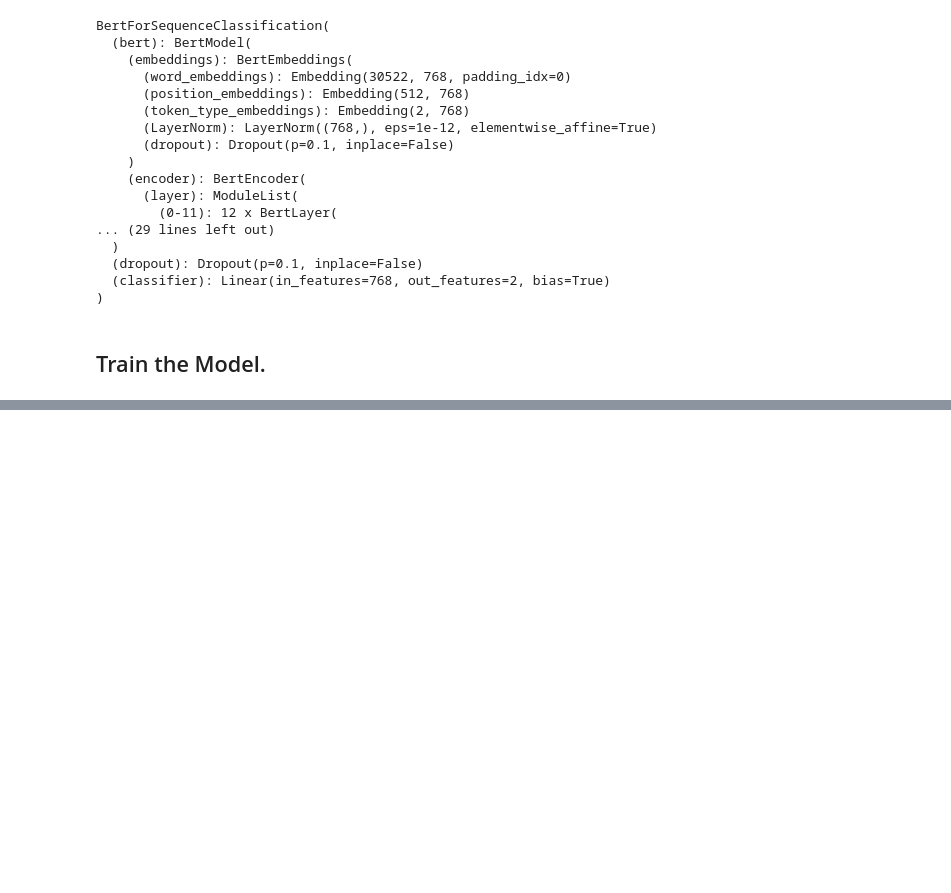
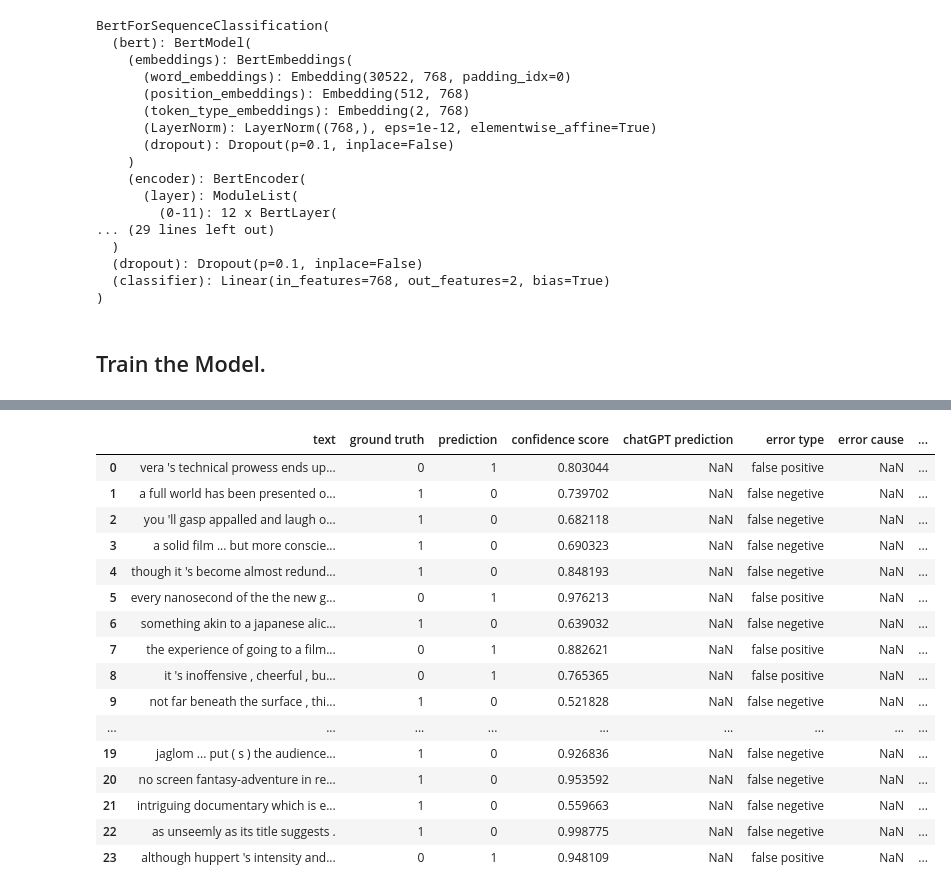
Before and after one commit to mohitydv09/nlp, a Jupyter notebook: hw2.ipynb, the cells around one changed output, grey strips where cells are left out. Saved outputs shown, nothing was run; the diff lists cells and outputs as text; code cells hidden in the pictures; blank space fills up the shorter version.

Commit message:
code for extracting incorrect items added

```diff
--- a/hw2.ipynb
+++ b/hw2.ipynb
@@ -122,9 +121,7 @@ class CustomTrainer(Trainer):
                     train_accuracy = (model_outputs['logits'].argmax(1) == labels).sum().item()
                     train_acc_per_epoch += train_accuracy
 
-                    wandb.log({"Step Training Loss":loss.item(),
-                                "Step Training Accuracy":train_acc_per_epoch,
-                                "Step":step})
+                    wandb.log({"Step Training Loss":loss.item()})
 
             ## Change the learning rate.
             self.scheduler.step()
@@ -175,16 +172,16 @@ os.environ['WANDB_NOTEBOOK_NAME'] = 'hw2.ipynb'
 
 ## WandB setup to get plots and metrics.
 config = dict(
-    epochs = 5,
+    epochs = 3,
     classes = 2,
-    batch_size = 64,
+    batch_size = 128,
     learning_rate = 2e-5,
     dataset = 'sst2',
     architecture = 'bert'
 )
 
 ## Setting up Training Pipeline inside WandB.
-with wandb.init(project='NPL HW2', name='First Run', config=config):
+with wandb.init(project='NPL HW2', name='Full Data Training', config=config):
 
     ## Define Training Arguments.
     training_args = TrainingArguments(
@@ -228,0 +230,53 @@ View run at https://wandb.ai/mohitydv09-university-of-minnesota5275/NPL%20HW2/ru
+# %%
+## Get Test accuracy and wrong items
+import pandas as pd
+from torch.utils.data import DataLoader
+
+incorrect_pred_df = pd.DataFrame(columns=['text', 'ground truth', 'prediction','confidence score',
+                                          'chatGPT prediction', 'error type','error cause','potential solution'])
+# ['idx', 'sentence', 'label', 'input_ids', 'token_type_ids', 'attention_mask']
+
+## Validation set is used here as the test data in the dataset doesn't have labels so we won't be able to calculate accuracy by code.
+test_dataset = dataset['validation'].remove_columns(['sentence','token_type_ids' ])
+test_dataloader = DataLoader(test_dataset, batch_size=32, shuffle=True, collate_fn=data_collator)
+
+model.eval()
+with torch.no_grad():
+    for batch in test_dataloader:
+        batch = batch.to(device)
+
+        predictions = model(input_ids=batch['input_ids'], attention_mask=batch['attention_mask'])
+
+        # print(len(predictions['logits']))
+        for prediction, label, idx in zip(predictions['logits'],batch['labels'], batch['idx']):
+            if(prediction.argmax() != label):
+                new_row = {'text':dataset['validation']['sentence'][idx],
+                           'ground truth':label.item(),
+                           'prediction':prediction.argmax().item(),
+                           'confidence score': torch.nn.functional.softmax(prediction, dim=-1).max().item(),
+                           'error type': 'false positive' if (label.item() == 0) else 'false negetive'
+                           }
+                incorrect_pred_df = pd.concat([incorrect_pred_df, pd.DataFrame([new_row])], ignore_index=True)
+        if len(incorrect_pred_df) > 20:
+
+            break
+# %%
+incorrect_pred_df
+# %% [output]
+|  | text | ground truth | prediction | confidence score | chatGPT prediction | error type | error cause | ... |
+| 0 | vera 's technical prowess ends up... | 0 | 1 | 0.803044 | NaN | false positive | NaN | ... |
+| 1 | a full world has been presented o... | 1 | 0 | 0.739702 | NaN | false negetive | NaN | ... |
+| 2 | you 'll gasp appalled and laugh o... | 1 | 0 | 0.682118 | NaN | false negetive | NaN | ... |
+| 3 | a solid film ... but more conscie... | 1 | 0 | 0.690323 | NaN | false negetive | NaN | ... |
+| 4 | though it 's become almost redund... | 1 | 0 | 0.848193 | NaN | false negetive | NaN | ... |
+| 5 | every nanosecond of the the new g... | 0 | 1 | 0.976213 | NaN | false positive | NaN | ... |
+| 6 | something akin to a japanese alic... | 1 | 0 | 0.639032 | NaN | false negetive | NaN | ... |
+| 7 | the experience of going to a film... | 0 | 1 | 0.882621 | NaN | false positive | NaN | ... |
+| 8 | it 's inoffensive , cheerful , bu... | 0 | 1 | 0.765365 | NaN | false positive | NaN | ... |
+| 9 | not far beneath the surface , thi... | 1 | 0 | 0.521828 | NaN | false negetive | NaN | ... |
+| ... | ... | ... | ... | ... | ... | ... | ... | ... |
+| 19 | jaglom ... put ( s ) the audience... | 1 | 0 | 0.926836 | NaN | false negetive | NaN | ... |
+| 20 | no screen fantasy-adventure in re... | 1 | 0 | 0.953592 | NaN | false negetive | NaN | ... |
+| 21 | intriguing documentary which is e... | 1 | 0 | 0.559663 | NaN | false negetive | NaN | ... |
+| 22 | as unseemly as its title suggests . | 1 | 0 | 0.998775 | NaN | false negetive | NaN | ... |
+| 23 | although huppert 's intensity and... | 0 | 1 | 0.948109 | NaN | false positive | NaN | ... |
```
Also changed, not shown: parts of 4 cells of this notebook.
